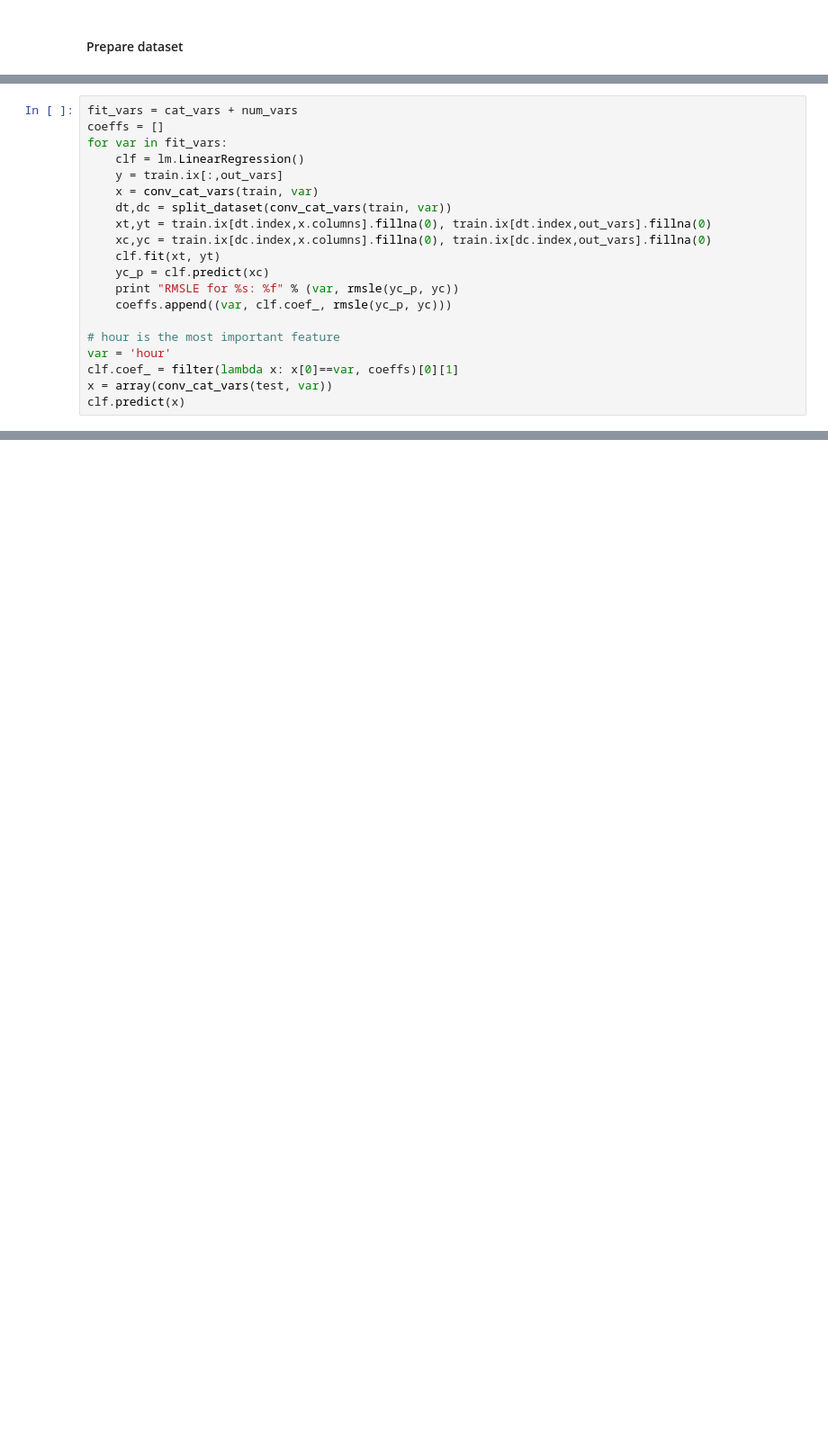
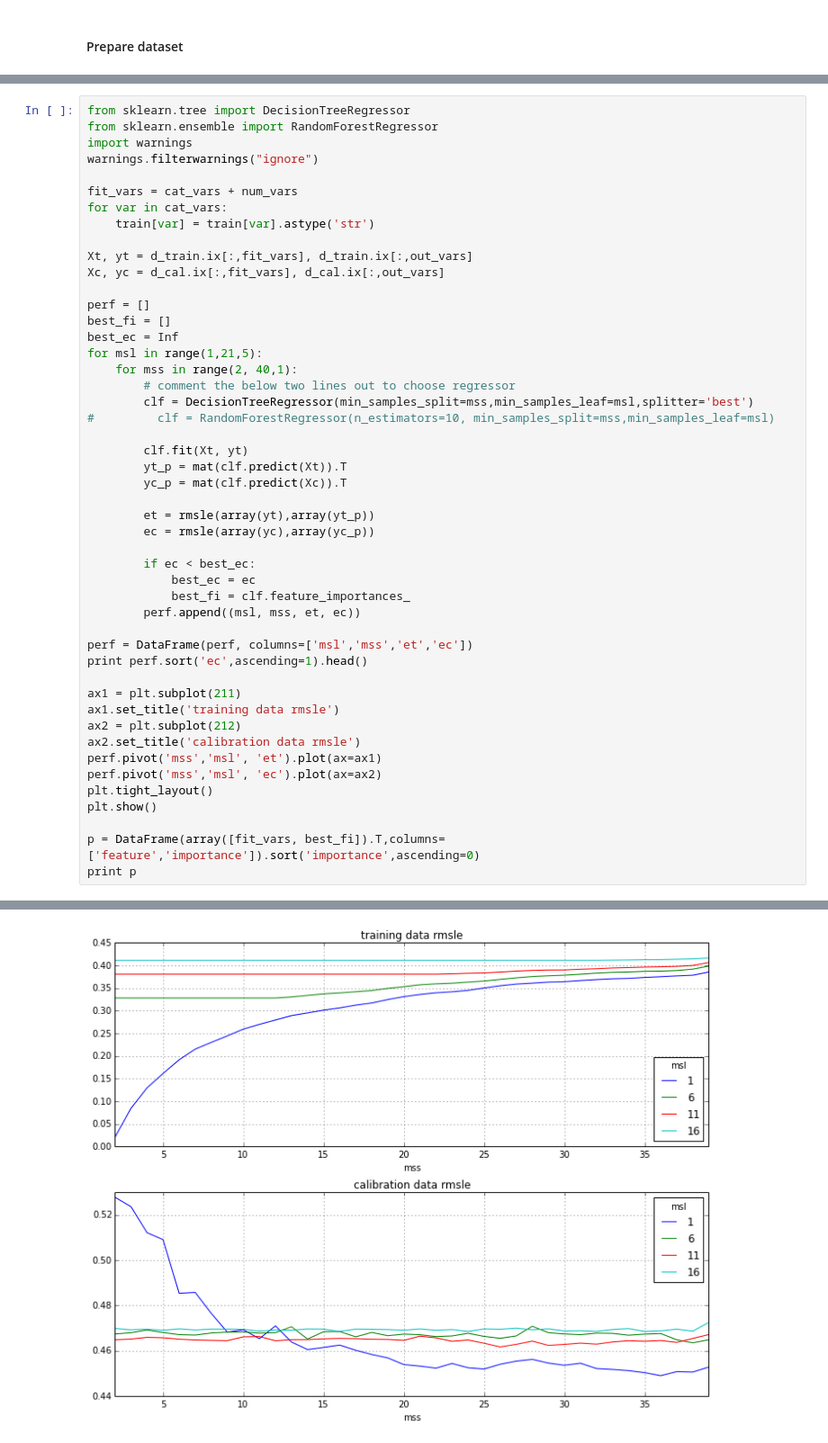
Before and after one commit to tikazyq/kaggle, a Jupyter notebook: bike/solution.ipynb, the cells around one changed output, grey strips where cells are left out. Shown at 90% size. Cells and saved outputs as stored; diff of their text form; blank space fills up the shorter version.

Commit message:
sklearn decision tree

```diff
--- a/bike/solution.ipynb
+++ b/bike/solution.ipynb
@@ -121,20 +67,0 @@ best alpha: 10000000000.000000
-# %%
-fit_vars = cat_vars + num_vars
-coeffs = []
-for var in fit_vars:
-    clf = lm.LinearRegression()
-    y = train.ix[:,out_vars]
-    x = conv_cat_vars(train, var)
-    dt,dc = split_dataset(conv_cat_vars(train, var))
-    xt,yt = train.ix[dt.index,x.columns].fillna(0), train.ix[dt.index,out_vars].fillna(0)
-    xc,yc = train.ix[dc.index,x.columns].fillna(0), train.ix[dc.index,out_vars].fillna(0)
-    clf.fit(xt, yt)
-    yc_p = clf.predict(xc)
-    print "RMSLE for %s: %f" % (var, rmsle(yc_p, yc))
-    coeffs.append((var, clf.coef_, rmsle(yc_p, yc)))
-
-# hour is the most important feature
-var = 'hour'
-clf.coef_ = filter(lambda x: x[0]==var, coeffs)[0][1]
-x = array(conv_cat_vars(test, var))
-clf.predict(x)
@@ -164,0 +68,49 @@ array([[ -7.27217030e+10],
+# %%
+from sklearn.tree import DecisionTreeRegressor
+from sklearn.ensemble import RandomForestRegressor
+import warnings
+warnings.filterwarnings("ignore")
+
+fit_vars = cat_vars + num_vars
+for var in cat_vars:
+    train[var] = train[var].astype('str')
+
+Xt, yt = d_train.ix[:,fit_vars], d_train.ix[:,out_vars]
+Xc, yc = d_cal.ix[:,fit_vars], d_cal.ix[:,out_vars]
+
+perf = []
+best_fi = []
+best_ec = Inf
+for msl in range(1,21,5):
+    for mss in range(2, 40,1):
+        # comment the below two lines out to choose regressor
+        clf = DecisionTreeRegressor(min_samples_split=mss,min_samples_leaf=msl,splitter='best')
+#         clf = RandomForestRegressor(n_estimators=10, min_samples_split=mss,min_samples_leaf=msl)
+
+        clf.fit(Xt, yt)
+        yt_p = mat(clf.predict(Xt)).T
+        yc_p = mat(clf.predict(Xc)).T
+
+        et = rmsle(array(yt),array(yt_p))
+        ec = rmsle(array(yc),array(yc_p))
+
+        if ec < best_ec:
+            best_ec = ec
+            best_fi = clf.feature_importances_
+        perf.append((msl, mss, et, ec))
+
+perf = DataFrame(perf, columns=['msl','mss','et','ec'])
+print perf.sort('ec',ascending=1).head()
+
+ax1 = plt.subplot(211)
+ax1.set_title('training data rmsle')
+ax2 = plt.subplot(212)
+ax2.set_title('calibration data rmsle')
+perf.pivot('mss','msl', 'et').plot(ax=ax1)
+perf.pivot('mss','msl', 'ec').plot(ax=ax2)
+plt.tight_layout()
+plt.show()
+
+p = DataFrame(array([fit_vars, best_fi]).T,columns=['feature','importance']).sort('importance',ascending=0)
+print p
+# %% [output]
@@ -164,0 +123 @@ array([[ -7.27217030e+10],
+[figure, added]
```
Also changed, not shown: parts of 9 cells of this notebook, 1 other file.
